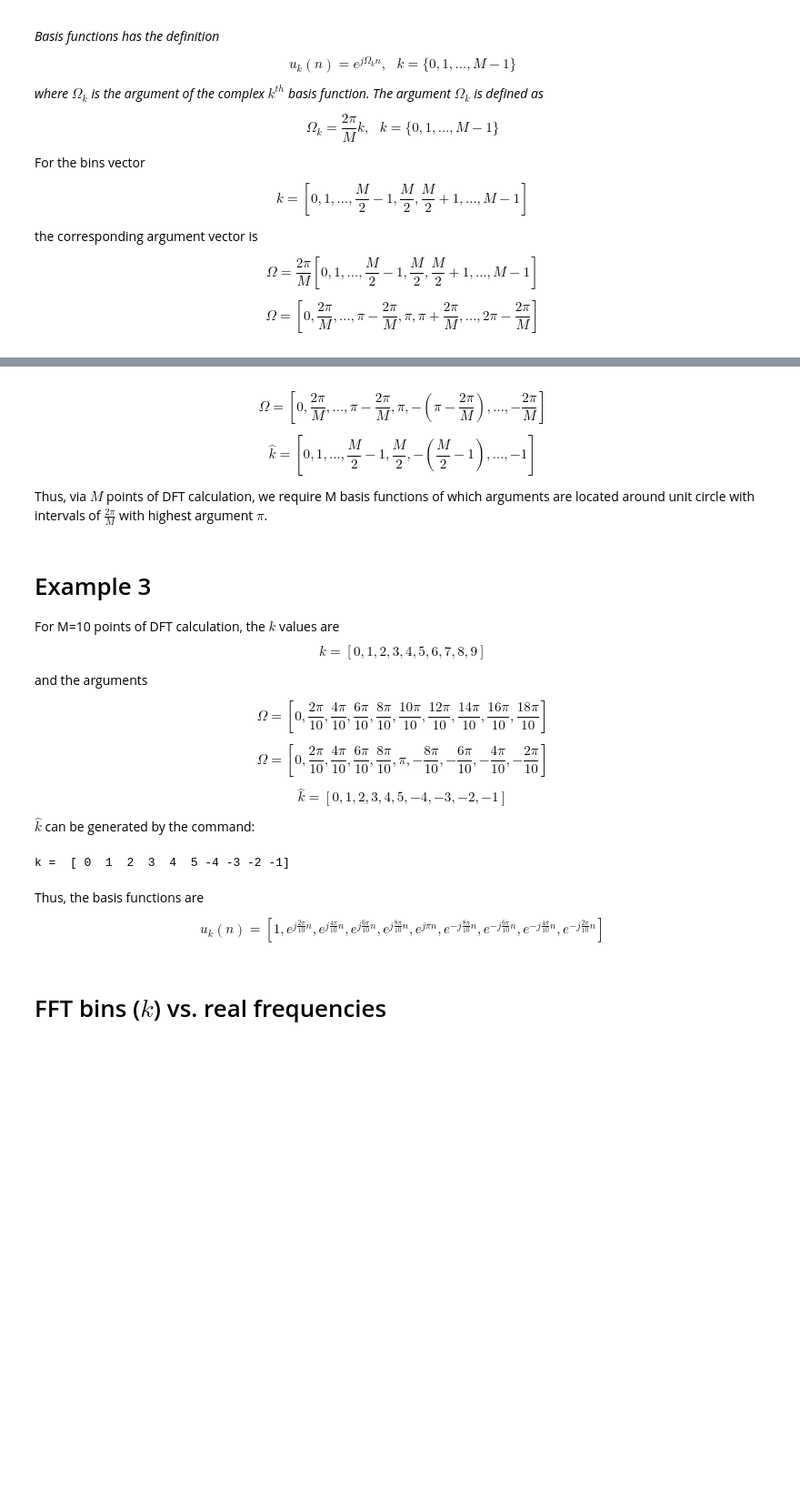
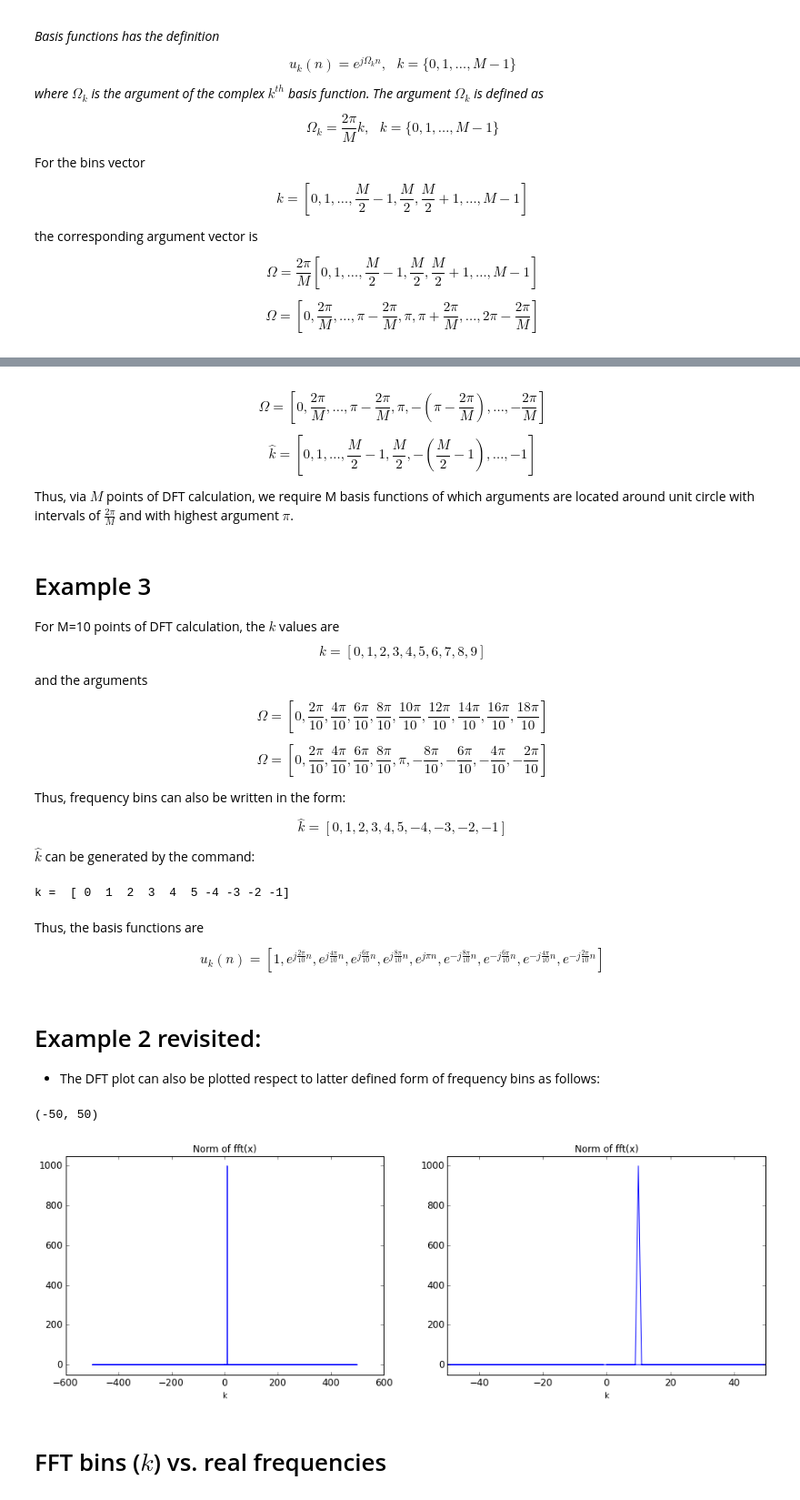
Before and after one commit to GurayGurkan/Lecture-Codes-Signal-Processing-Applications, a Jupyter notebook: EE0404_Lecture3.ipynb, the cells around one changed output, grey strips where cells are left out. Shown at 91% size. Drawn from its saved outputs; the diff is of its cells as text; code cells hidden in the pictures; blank space fills up the shorter version.

```diff
--- a/EE0404_Lecture3.ipynb
+++ b/EE0404_Lecture3.ipynb
@@ -102,7 +109,7 @@ $$ \Omega = [0,\frac{2\pi}{M},\dots,\pi-\frac{2\pi}{M},\pi, -(\pi-\frac{2\pi}{M}
 
 $$ \hat{k} = [0,1,\dots,\frac{M}{2}-1,\frac{M}{2},-(\frac{M}{2}-1),\dots, -1]$$
 
-Thus, via $M$ points of DFT calculation, we require M basis functions of which arguments are located around unit circle with intervals of $ \frac{2\pi}{M} $ with highest argument $\pi$.
+Thus, via $M$ points of DFT calculation, we require M basis functions of which arguments are located around unit circle with intervals of $ \frac{2\pi}{M} $ and with highest argument $\pi$.
 # %% [markdown]
 # Example 3
 For M=10 points of DFT calculation, the $k$ values are
@@ -114,6 +121,8 @@ $$ \Omega = [0,\frac {2\pi}{10},\frac {4\pi}{10},\frac {6\pi}{10},\frac {8\pi}{1
 
 $$ \Omega = [0,\frac {2\pi}{10},\frac {4\pi}{10},\frac {6\pi}{10},\frac {8\pi}{10},\pi,-\frac {8\pi}{10},-\frac{6\pi}{10},-\frac {4\pi}{10},-\frac {2\pi}{10}] $$
 
+Thus, frequency bins can also be written in the form:
+
 $$ \hat{k} =[0,1,2,3,4,5,-4,-3,-2,-1] $$
 
 $ \hat{k} $ can be generated by the command:
@@ -126,7 +135,29 @@ k =  [ 0  1  2  3  4  5 -4 -3 -2 -1]
 # %% [markdown]
 Thus, the basis functions are
 
-$$ u_k(n) = [1,e^{j\frac {2\pi}{10}n},e^{j \frac{4\pi}{10}n},e^{j\frac {6\pi}{10}n},e^{j\frac {8\pi}{10}n},e^{j\pi n},e^{-j\frac {8\pi}{10}n},e^{-j\frac{6\pi}{10}n},e^{-j\frac {4\pi}{10}n},e^{-j\frac {2\pi}{10}n}] $$
+$$ u_k(n) = [ 1,e^{j\frac {2\pi}{10}n},e^{j \frac{4\pi}{10}n},e^{j\frac {6\pi}{10}n},e^{j\frac {8\pi}{10}n},e^{j\pi n},e^{-j\frac {8\pi}{10}n},e^{-j\frac{6\pi}{10}n},e^{-j\frac {4\pi}{10}n},e^{-j\frac {2\pi}{10}n}] $$
+# %% [markdown]
+# Example  2 revisited:
+
+- The DFT plot can also be plotted respect to latter defined form of frequency bins as follows:
+# %%
+M = 1000;
+khat = hstack((arange(M/2+1),arange(-M/2+1,0)))
+subplot(1,2,1)
+plot(khat, abs(fft_of_x))
+xlabel('k')
+title('Norm of fft(x)')
+ylim([-50, 1050]);
+
+subplot(1,2,2)
+plot(khat, abs(fft_of_x))
+xlabel('k')
+title('Norm of fft(x)')
+ylim([-50, 1050]);
+xlim([-50,50])
+# %% [output]
+(-50, 50)
+[figure, added]
 # %% [markdown]
 # FFT bins ($k$) vs. real frequencies
 # %% [markdown]
```
Also changed, not shown: parts of 17 cells of this notebook, 8 other files.
